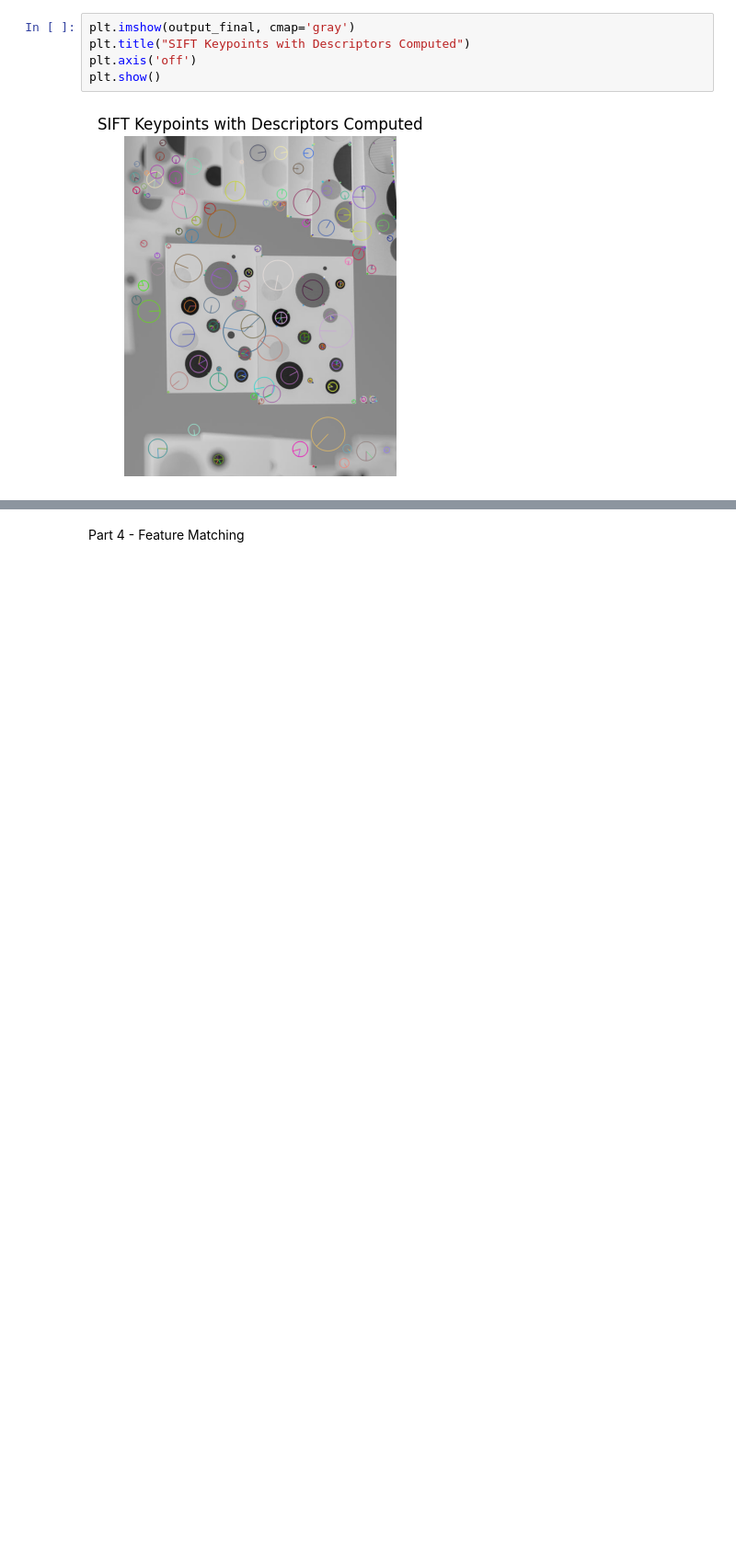
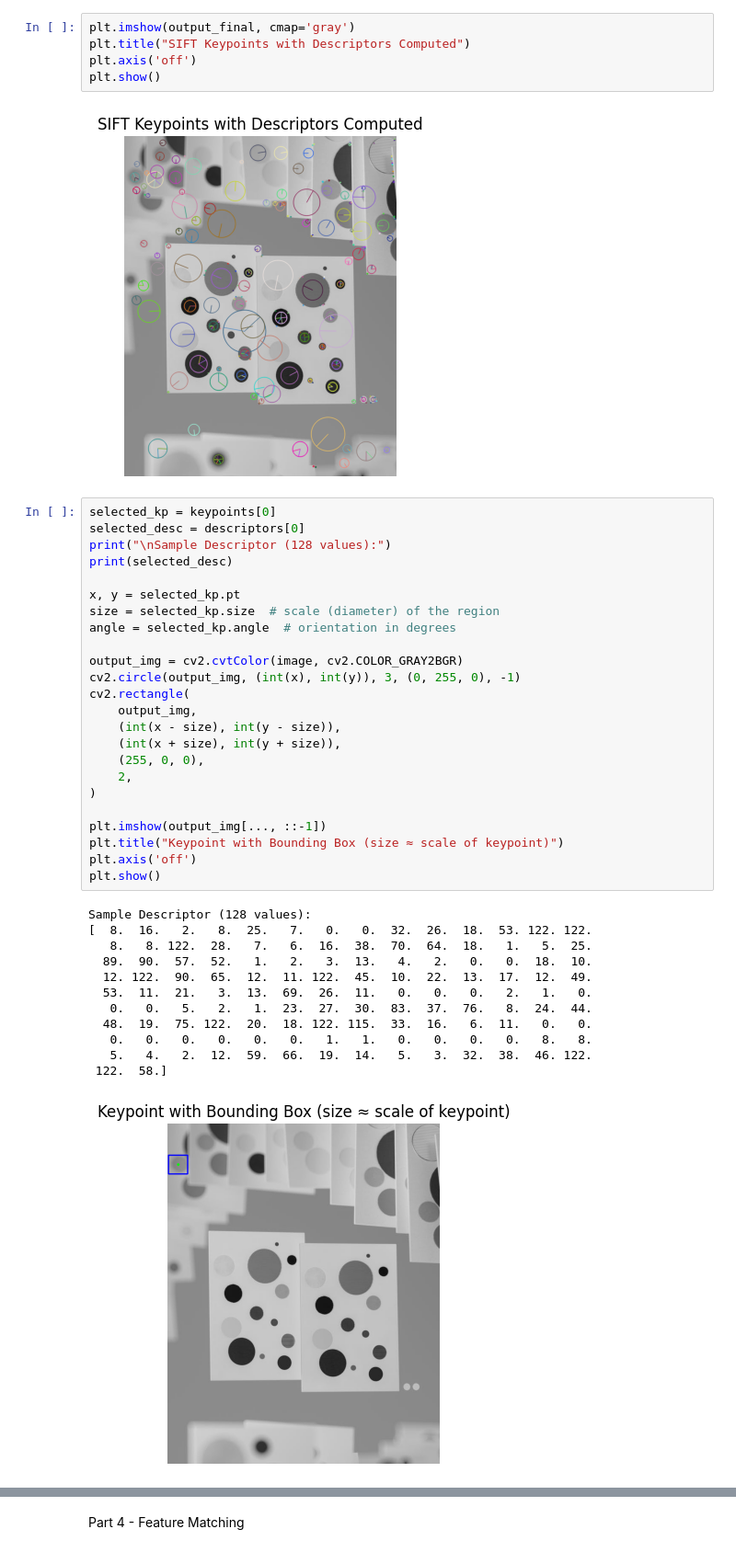
Before and after one commit to Billy-Burns/SIFTFeatureAnalysis, a Jupyter notebook: repo3Code.ipynb, the cells around one changed output, grey strips where cells are left out. Shown at 92% size. Cells and saved outputs as stored; diff of their text form; blank space fills up the shorter version.

```diff
--- a/repo3Code.ipynb
+++ b/repo3Code.ipynb
@@ -100,3 +100,40 @@ plt.axis('off')
 plt.show()
 # %% [output]
 [figure]
+# %%
+selected_kp = keypoints[0]
+selected_desc = descriptors[0]
+print("\nSample Descriptor (128 values):")
+print(selected_desc)
+
+x, y = selected_kp.pt
+size = selected_kp.size  # scale (diameter) of the region
+angle = selected_kp.angle  # orientation in degrees
+
+output_img = cv2.cvtColor(image, cv2.COLOR_GRAY2BGR)
+cv2.circle(output_img, (int(x), int(y)), 3, (0, 255, 0), -1)
+cv2.rectangle(
+    output_img,
+    (int(x - size), int(y - size)),
+    (int(x + size), int(y + size)),
+    (255, 0, 0),
+    2,
+)
+
+plt.imshow(output_img[..., ::-1])
+plt.title("Keypoint with Bounding Box (size ≈ scale of keypoint)")
+plt.axis('off')
+plt.show()
+# %% [output]
+Sample Descriptor (128 values):
+[  8.  16.   2.   8.  25.   7.   0.   0.  32.  26.  18.  53. 122. 122.
+   8.   8. 122.  28.   7.   6.  16.  38.  70.  64.  18.   1.   5.  25.
+  89.  90.  57.  52.   1.   2.   3.  13.   4.   2.   0.   0.  18.  10.
+  12. 122.  90.  65.  12.  11. 122.  45.  10.  22.  13.  17.  12.  49.
+  53.  11.  21.   3.  13.  69.  26.  11.   0.   0.   0.   2.   1.   0.
+   0.   0.   5.   2.   1.  23.  27.  30.  83.  37.  76.   8.  24.  44.
+  48.  19.  75. 122.  20.  18. 122. 115.  33.  16.   6.  11.   0.   0.
+   0.   0.   0.   0.   0.   0.   1.   1.   0.   0.   0.   0.   8.   8.
+   5.   4.   2.  12.  59.  66.  19.  14.   5.   3.  32.  38.  46. 122.
+ 122.  58.]
+[figure, added]
```
Also changed, not shown: parts of 4 cells of this notebook, 2 other files.
